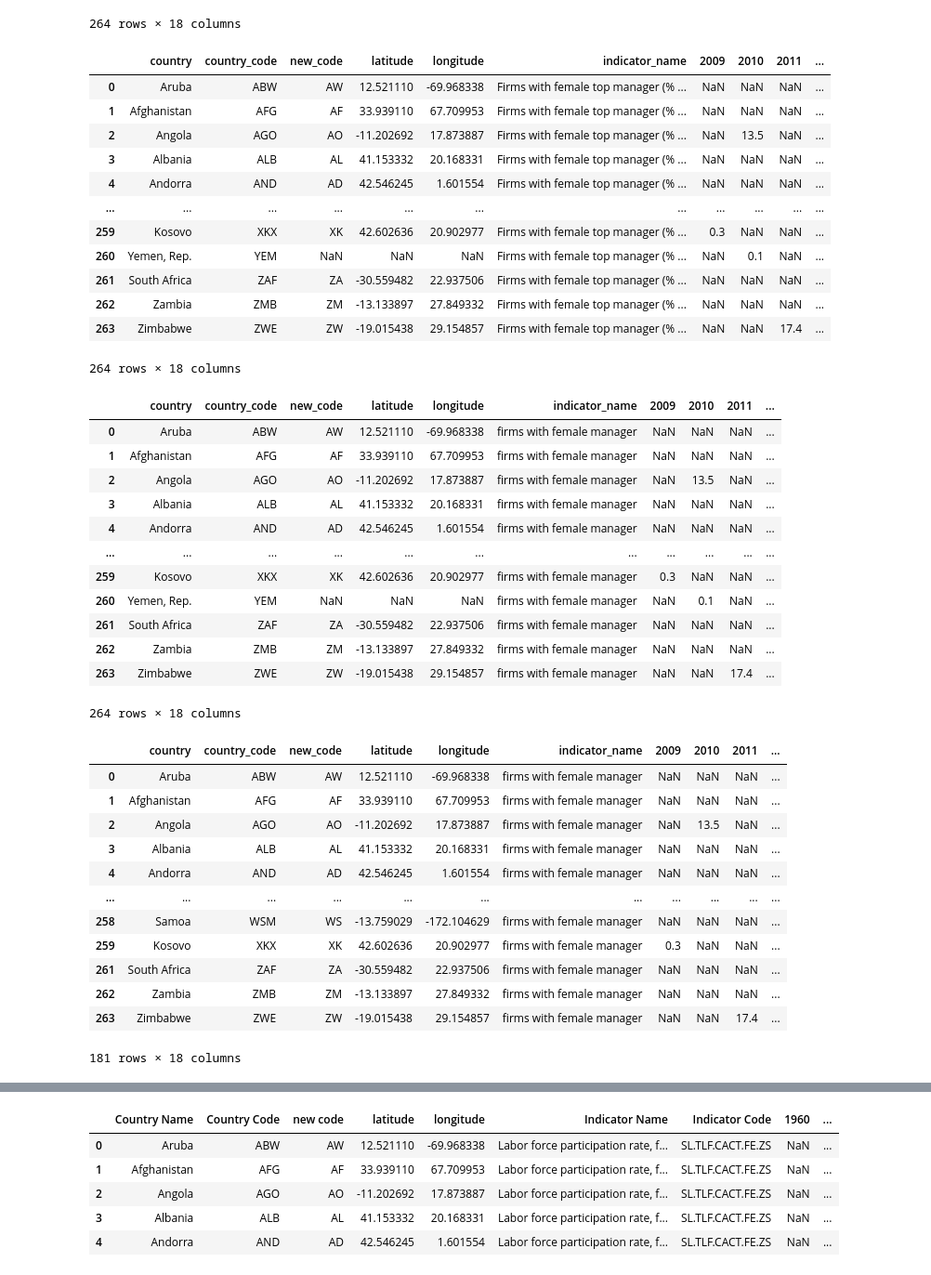
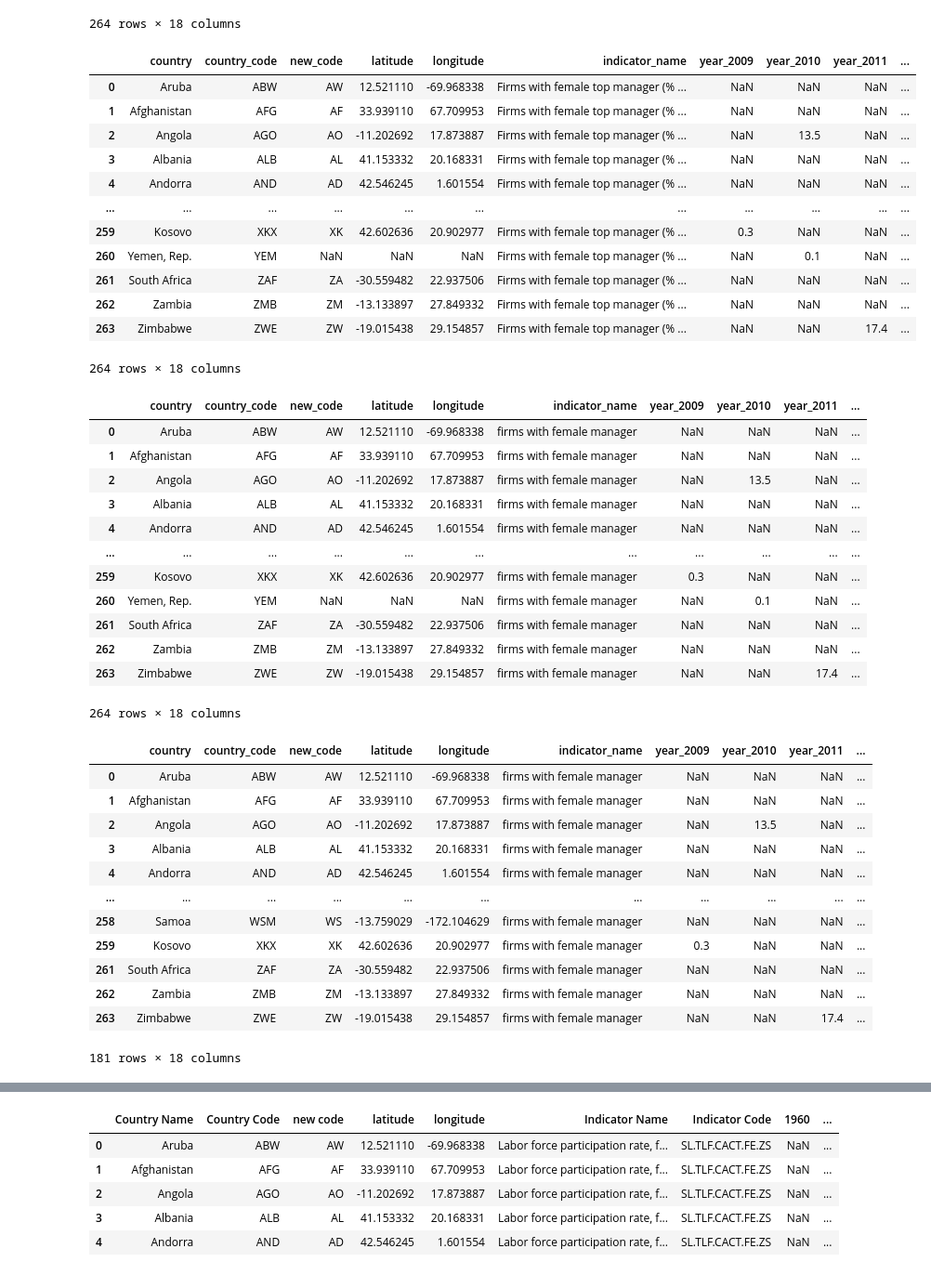
Before and after one commit to liliana-ilut/women-in-power, a Jupyter notebook: girlspower.ipynb, the cells around one changed output, grey strips where cells are left out. Shown at 93% size. Saved outputs shown, nothing was run; the diff lists cells and outputs as text; code cells hidden in the pictures.

```diff
--- a/girlspower.ipynb
+++ b/girlspower.ipynb
@@ -142,14 +142,25 @@ df_companies
 # %%
 # rename the colomns with shorter names and lower letters
 df_companies_rename= df_companies.rename(columns= {
     "Country Name":"country",
     "Country Code":"country_code",
     "new code": "new_code",
     "Indicator Name":"indicator_name",
+    "2009":"year_2009",
+    "2010":"year_2010",
+    "2011":"year_2011",
+    "2012":"year_2012",
+    "2013":"year_2013",
+    "2014":"year_2014",
+    "2015":"year_2015",
+    "2016":"year_2016",
+    "2017":"year_2017",
+    "2018":"year_2018",
+    "2019":"year_2019",
 })
 df_companies_rename
 # %% [output]
-|  | country | country_code | new_code | latitude | longitude | indicator_name | 2009 | 2010 | 2011 | ... |
+|  | country | country_code | new_code | latitude | longitude | indicator_name | year_2009 | year_2010 | year_2011 | ... |
 | 0 | Aruba | ABW | AW | 12.521110 | -69.968338 | Firms with female top manager (% ... | NaN | NaN | NaN | ... |
 | 1 | Afghanistan | AFG | AF | 33.939110 | 67.709953 | Firms with female top manager (% ... | NaN | NaN | NaN | ... |
 | 2 | Angola | AGO | AO | -11.202692 | 17.873887 | Firms with female top manager (% ... | NaN | 13.5 | NaN | ... |
@@ -167,7 +178,7 @@ df_companies_rename
 df_companies_rename["indicator_name"].replace({"Firms with female top manager (% of firms)": "firms with female manager"}, inplace=True)
 df_companies_rename
 # %% [output]
-|  | country | country_code | new_code | latitude | longitude | indicator_name | 2009 | 2010 | 2011 | ... |
+|  | country | country_code | new_code | latitude | longitude | indicator_name | year_2009 | year_2010 | year_2011 | ... |
 | 0 | Aruba | ABW | AW | 12.521110 | -69.968338 | firms with female manager | NaN | NaN | NaN | ... |
 | 1 | Afghanistan | AFG | AF | 33.939110 | 67.709953 | firms with female manager | NaN | NaN | NaN | ... |
 | 2 | Angola | AGO | AO | -11.202692 | 17.873887 | firms with female manager | NaN | 13.5 | NaN | ... |
@@ -185,7 +196,7 @@ df_companies_rename
 df_companies_rename2=df_companies_rename.dropna(subset= ["new_code"])
 df_companies_rename2
 # %% [output]
-|  | country | country_code | new_code | latitude | longitude | indicator_name | 2009 | 2010 | 2011 | ... |
+|  | country | country_code | new_code | latitude | longitude | indicator_name | year_2009 | year_2010 | year_2011 | ... |
 | 0 | Aruba | ABW | AW | 12.521110 | -69.968338 | firms with female manager | NaN | NaN | NaN | ... |
 | 1 | Afghanistan | AFG | AF | 33.939110 | 67.709953 | firms with female manager | NaN | NaN | NaN | ... |
 | 2 | Angola | AGO | AO | -11.202692 | 17.873887 | firms with female manager | NaN | 13.5 | NaN | ... |
```
Also changed, not shown: parts of 14 cells of this notebook, 5 other files.
